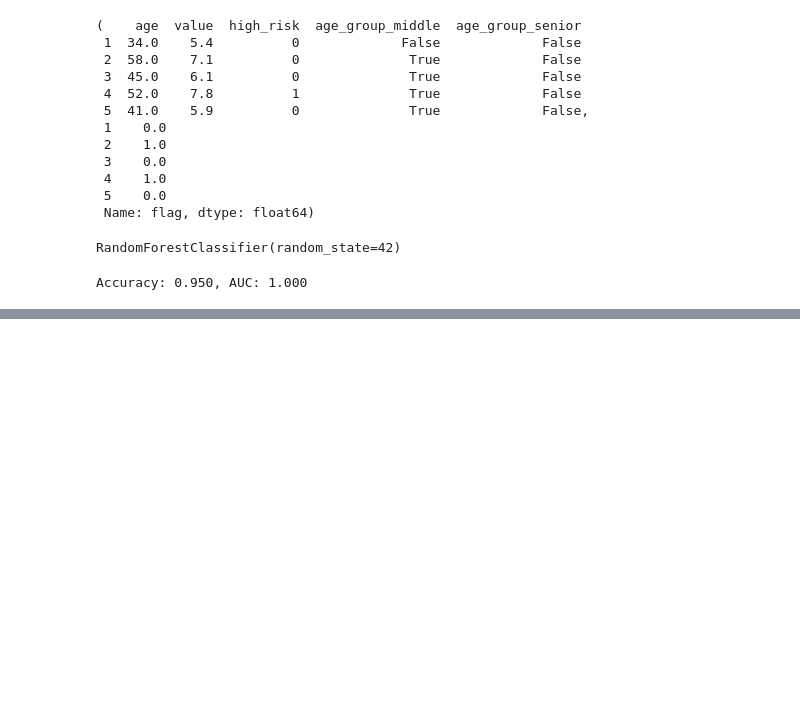
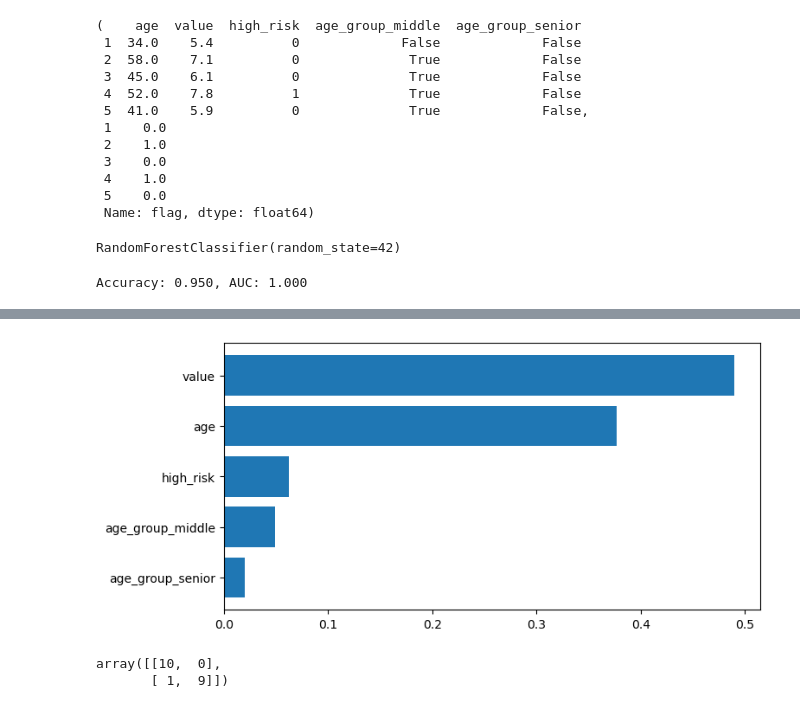
Before and after one commit to ToizumiTaro/medical-data-practice-20251113, a Jupyter notebook: day5/day5_preprocessing.ipynb, the cells around one changed output, grey strips where cells are left out. Cells and saved outputs as stored; diff of their text form; code cells hidden in the pictures; blank space fills up the shorter version.

Commit message:
Add Day6 model evaluation, threshold tuning, and README updates

```diff
--- a/day5/day5_preprocessing.ipynb
+++ b/day5/day5_preprocessing.ipynb
@@ -119,0 +199,25 @@ Accuracy: 0.950, AUC: 1.000
+# %%
+#特徴量重要度を可視化
+#RandomForestがどの特徴量をどれだけ重要だと判断したかを数値で可視化して、解釈できる形にした
+import pandas as pd
+　#Pythonにpandasライブラリを読み込んで、”pd”という短縮名で使えるようにする（DateFrameを作るため）
+import matplotlib.pyplot as plt
+　#可視化用ライブラリの読み込み（後で特徴量重要度を棒グラフにするため）
+
+importances = model.feature_importances_
+　#RanfomForestは多数の決定木がどの特徴をどれだけ使って判断したかを内部で記録している。その「重要度の数値」を取り出した
+features = X.columns
+　#Xの列名を全て取り出している。featureに["age", "value", "high_risk", "age_group_middle", "age_group_senior"]が入る。
+
+#featuresとimportanceをセットにするDateFrame
+imp_df = pd.DataFrame({
+    "feature": features,
+    　#feature=列名
+    "importance": importances
+    　#importance=それに対応する重要度
+}).sort_values("importance", ascending=False)
+　#重要度の高い順に並べる
+　#上位３つの特徴量が、モデルの判断をほぼ決めている
+
+imp_df
+　#DateFrameを表示
@@ -119,0 +231,29 @@ Accuracy: 0.950, AUC: 1.000
+# %%
+#特徴量を棒グラフで書く
+plt.figure(figsize=(8,4))
+　#８×４インチの空のキャンバスを用意する
+plt.barh(imp_df["feature"], imp_df["importance"])
+　#特徴量を縦軸に、重要度を横軸にした横棒グラフ（barh=horizontal bar chart）を書く
+　#left(x軸)　=importance（数値）
+　#yaxis(横軸)はfeatureの名前
+plt.gca().invert_yaxis()
+　#縦軸を逆順にする（上に重要度が高い特徴量を表示する）
+　#デフォルトは下から上
+plt.show()
+　#図を明示
+# %% [output]
+[figure, added]
+# %%
+#混合行列(Confusion Matrix)
+from sklearn.metrics import confusion_matrix
+　#sckit-learnのmetrics（評価指標）から混合行列を作る関数を読み込む
+
+cm = confusion_matrix(y_test, y_pred)
+　#y_test(本当の答え)
+　#y_pred(予測)
+　#この2つを突き合わせてどこで当たってどこで外したかをTrue/False × Positive/Negativeで集計した行列
+cm
+　#結果を表示
+# %% [output]
+array([[10,  0],
+       [ 1,  9]])
```
Also changed, not shown: parts of 13 cells of this notebook, 3 other files.
